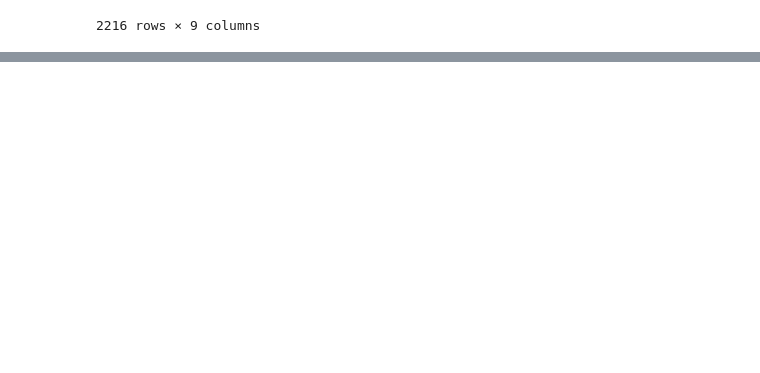
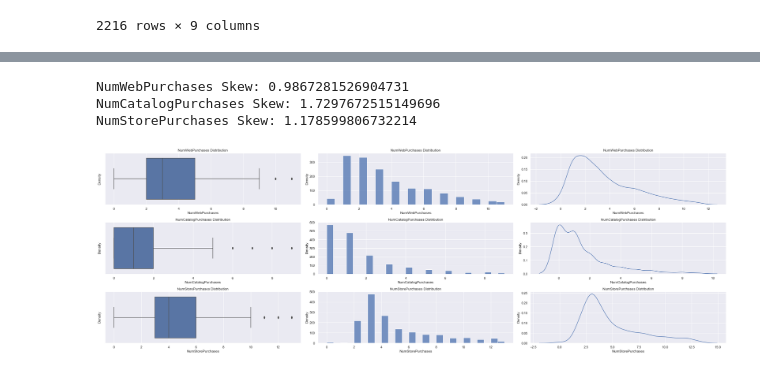
Before and after one commit to dcjh/1015_Mini_Project, a Jupyter notebook: Places_EDA.ipynb, the cells around one changed output, grey strips where cells are left out. Drawn from its saved outputs; the diff is of its cells as text; code cells hidden in the pictures; blank space fills up the shorter version.

```diff
--- a/Places_EDA.ipynb
+++ b/Places_EDA.ipynb
@@ -50,0 +92,22 @@ places_df
+# %%
+places_cleaned = removeOut(places_df)
+# %%
+f, axes = plt.subplots(3, 3, figsize=(30,10))
+columns = ['NumWebPurchases', 'NumCatalogPurchases', 'NumStorePurchases']
+for i, col in enumerate(columns):
+    sb.boxplot(x = places_cleaned[col], ax=axes[i, 0])
+    sb.histplot(x = places_cleaned[col], ax=axes[i, 1])
+    sb.kdeplot(x = places_cleaned[col], ax=axes[i, 2])
+    for j in range(3):
+        axes[i, j].set_title(f'{col} Distribution')
+        axes[i, j].set_xlabel(col)
+        axes[i, j].set_ylabel('Density')
+    print(f'{col} Skew: {places_cleaned[col].skew()}')
+
+plt.tight_layout()
+plt.show()
+# %% [output]
+NumWebPurchases Skew: 0.9867281526904731
+NumCatalogPurchases Skew: 1.7297672515149696
+NumStorePurchases Skew: 1.178599806732214
+[figure, added]
```
Also changed, not shown: parts of 11 cells of this notebook, 1 other file.
